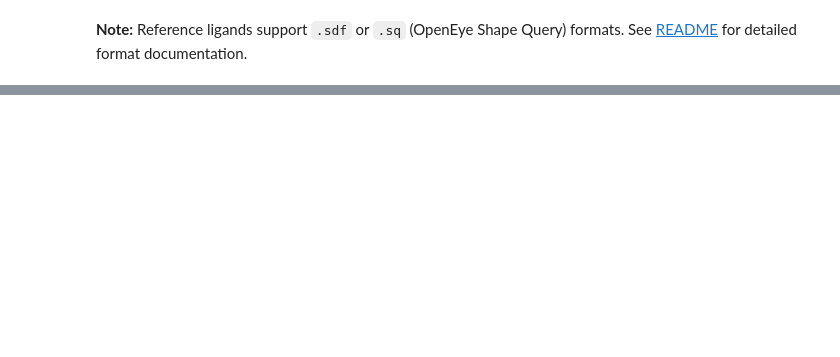
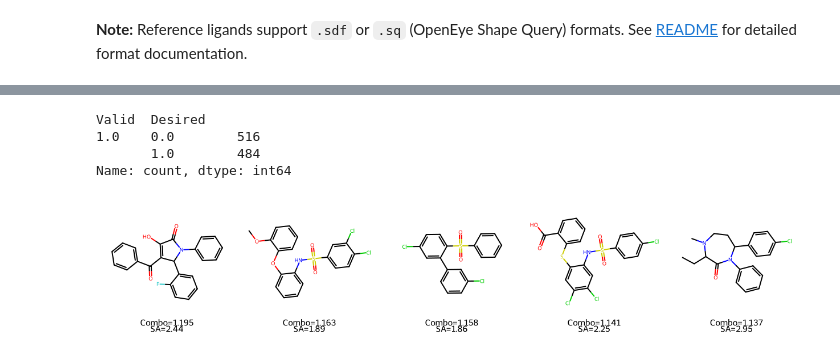
Before and after one commit to CDDLeiden/DrugEx, a Jupyter notebook: tutorial/advanced/rocs/rocs_rl_tutorial.ipynb, the cells around one changed output, grey strips where cells are left out. Cells and saved outputs as stored; diff of their text form; code cells hidden in the pictures; blank space fills up the shorter version.

```diff
--- a/tutorial/advanced/rocs/rocs_rl_tutorial.ipynb
+++ b/tutorial/advanced/rocs/rocs_rl_tutorial.ipynb
@@ -189,0 +252,30 @@ plt.show()
+# %%
+# Generate molecules from the trained model
+df_gen = agent.generate(num_samples=1000, evaluator=env)
+
+# Get scorer keys
+scorer_keys = env.getScorerKeys()
+# %%
+df_gen[["Valid", "Desired"]].value_counts()
+# %% [output]
+Valid  Desired
+1.0    0.0        516
+       1.0        484
+Name: count, dtype: int64
+# %%
+from rdkit import Chem
+from rdkit.Chem import Draw
+
+tanimoto_col = "RDKit_Aggregate_5refs_TanimotoCombo"
+
+top5 = (df_gen[df_gen["Desired"].eq(1)]
+        .sort_values(tanimoto_col, ascending=False)
+        .head(5)
+        .loc[:, ["SMILES","Valid","Desired",tanimoto_col,"SA"]])
+
+mols = [Chem.MolFromSmiles(s) for s in top5["SMILES"]]
+legends = [f"Combo={c:.3f}\nSA={sa:.2f}" for c, sa in zip(top5[tanimoto_col], top5["SA"])]
+
+Draw.MolsToGridImage(mols, molsPerRow=5, subImgSize=(250,250), legends=legends)
+# %% [output]
+[figure, added]
```
Also changed, not shown: parts of 19 cells of this notebook.
